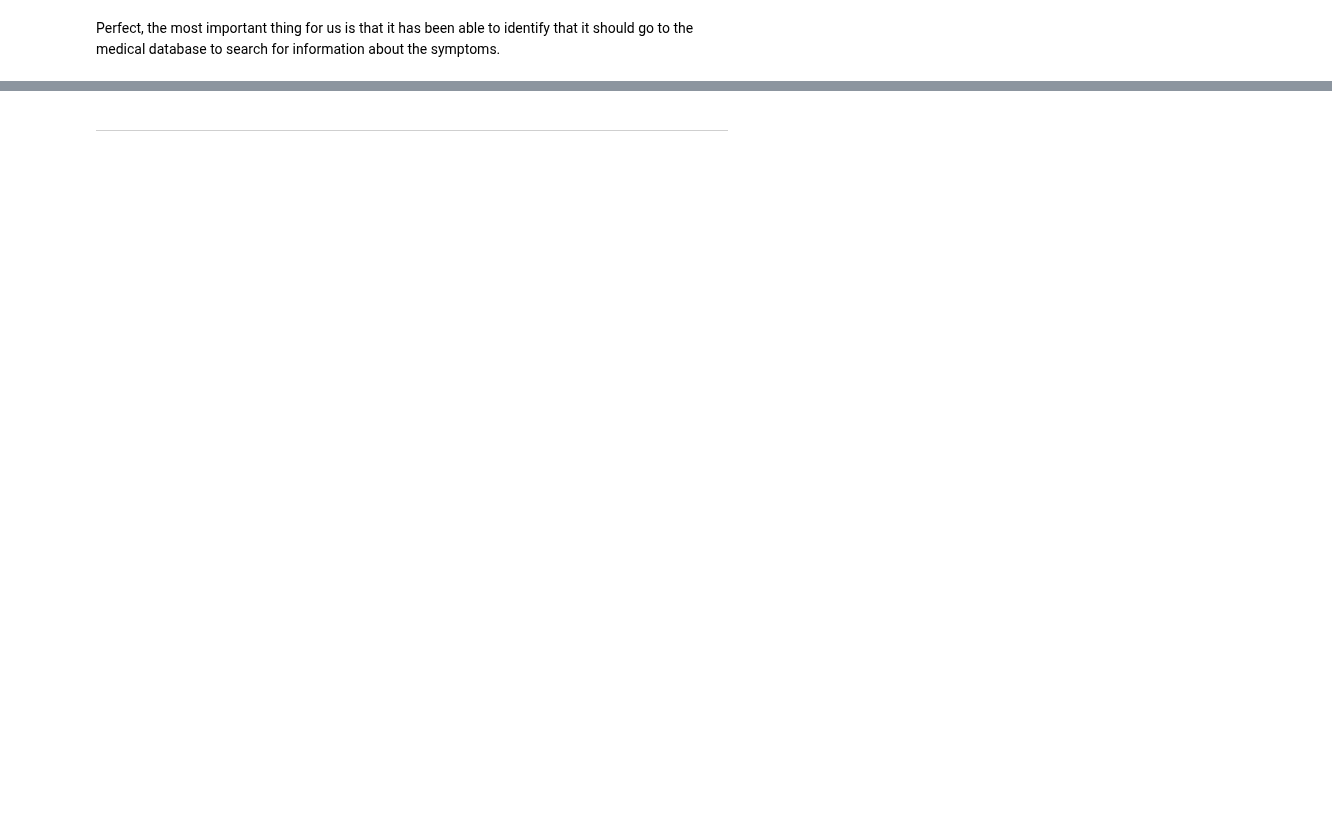
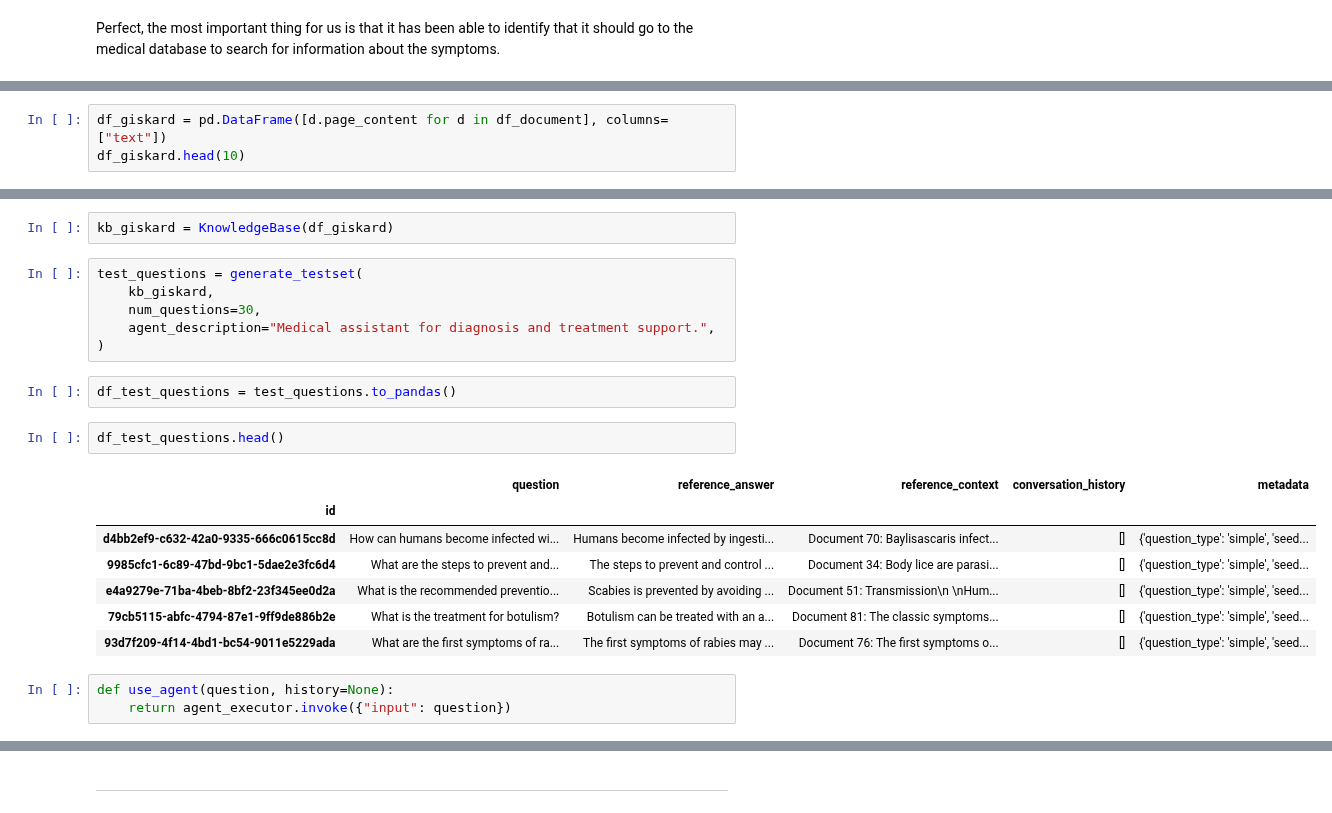
Before and after one commit to peremartra/Large-Language-Model-Notebooks-Course, a Jupyter notebook: 4-Evaluating LLMs/evaluating_rag_giskard.ipynb, the cells around one changed output, grey strips where cells are left out. Saved outputs shown, nothing was run; the diff lists cells and outputs as text; blank space fills up the shorter version.

```diff
--- a/4-Evaluating LLMs/evaluating_rag_giskard.ipynb
+++ b/4-Evaluating LLMs/evaluating_rag_giskard.ipynb
@@ -289,0 +285,3 @@ Final Answer: Yes, botulism is a serious illness that can lead to paralysis and
+# %%
+df_giskard = pd.DataFrame([d.page_content for d in df_document], columns=["text"])
+df_giskard.head(10)
@@ -289,0 +300,23 @@ Final Answer: Yes, botulism is a serious illness that can lead to paralysis and
+# %%
+kb_giskard = KnowledgeBase(df_giskard)
+# %%
+test_questions = generate_testset(
+    kb_giskard,
+    num_questions=30,
+    agent_description="Medical assistant for diagnosis and treatment support.",
+)
+# %%
+df_test_questions = test_questions.to_pandas()
+# %%
+df_test_questions.head()
+# %% [output]
+|  | question | reference_answer | reference_context | conversation_history | metadata |
+| id |  |  |  |  |  |
+| d4bb2ef9-c632-42a0-9335-666c0615cc8d | How can humans become infected wi... | Humans become infected by ingesti... | Document 70: Baylisascaris infect... | [] | {'question_type': 'simple', 'seed... |
+| 9985cfc1-6c89-47bd-9bc1-5dae2e3fc6d4 | What are the steps to prevent and... | The steps to prevent and control ... | Document 34: Body lice are parasi... | [] | {'question_type': 'simple', 'seed... |
+| e4a9279e-71ba-4beb-8bf2-23f345ee0d2a | What is the recommended preventio... | Scabies is prevented by avoiding ... | Document 51: Transmission\n \nHum... | [] | {'question_type': 'simple', 'seed... |
+| 79cb5115-abfc-4794-87e1-9ff9de886b2e | What is the treatment for botulism? | Botulism can be treated with an a... | Document 81: The classic symptoms... | [] | {'question_type': 'simple', 'seed... |
+| 93d7f209-4f14-4bd1-bc54-9011e5229ada | What are the first symptoms of ra... | The first symptoms of rabies may ... | Document 76: The first symptoms o... | [] | {'question_type': 'simple', 'seed... |
+# %%
+def use_agent(question, history=None):
+    return agent_executor.invoke({"input": question})
```
Also changed, not shown: parts of 22 cells of this notebook.
